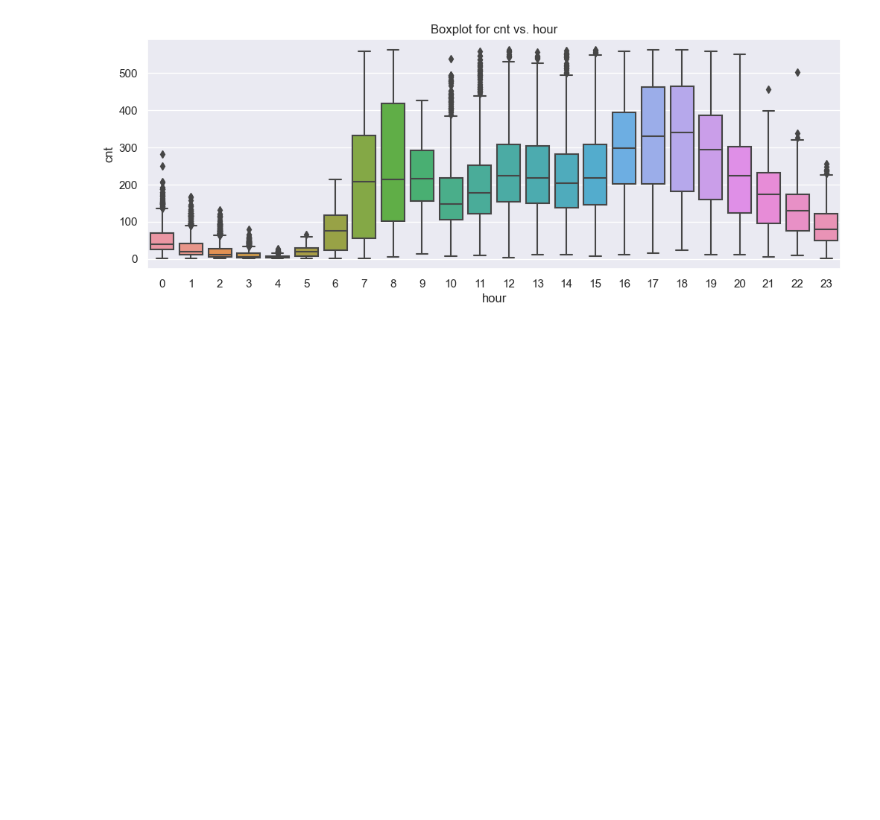
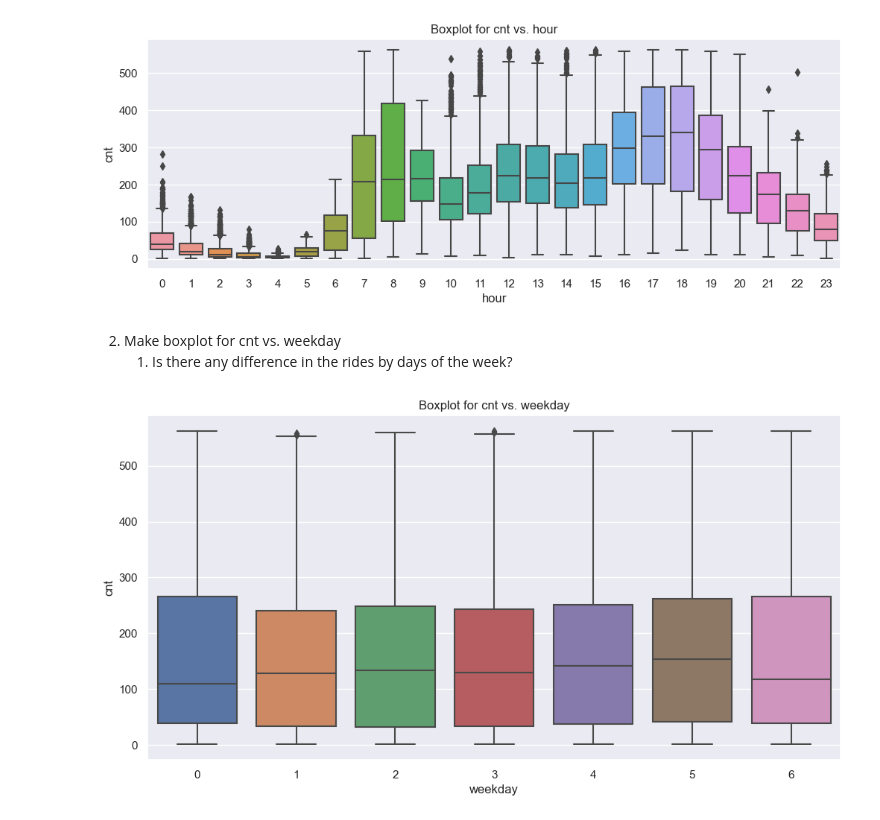
Before and after one commit to mungekarkiran/Bike_Sharing_Demand_Prediction, a Jupyter notebook: Research/Bike_Sharing_Demand_Prediction.ipynb, the cells around one changed output. Drawn from its saved outputs; the diff is of its cells as text; code cells hidden in the pictures; blank space fills up the shorter version.

```diff
--- a/Research/Bike_Sharing_Demand_Prediction.ipynb
+++ b/Research/Bike_Sharing_Demand_Prediction.ipynb
@@ -282,3 +282,16 @@ plt.ylabel('cnt')
 plt.show()
 # %% [output]
 [figure]
+# %% [markdown]
+2.	Make boxplot for cnt vs. weekday
+	1.	Is there any difference in the rides by days of the week?
+# %%
+sns.set(rc={'figure.figsize':(12,6)})
+
+sns.boxplot(data=inp2, x="weekday", y="cnt")
+plt.title('Boxplot for cnt vs. weekday')
+plt.xlabel('weekday')
+plt.ylabel('cnt')
+plt.show()
+# %% [output]
+[figure, added]
```
